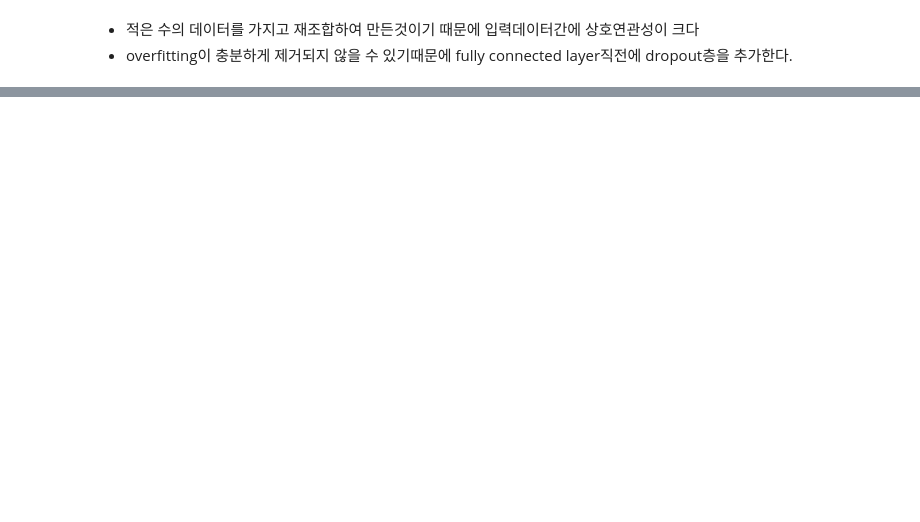
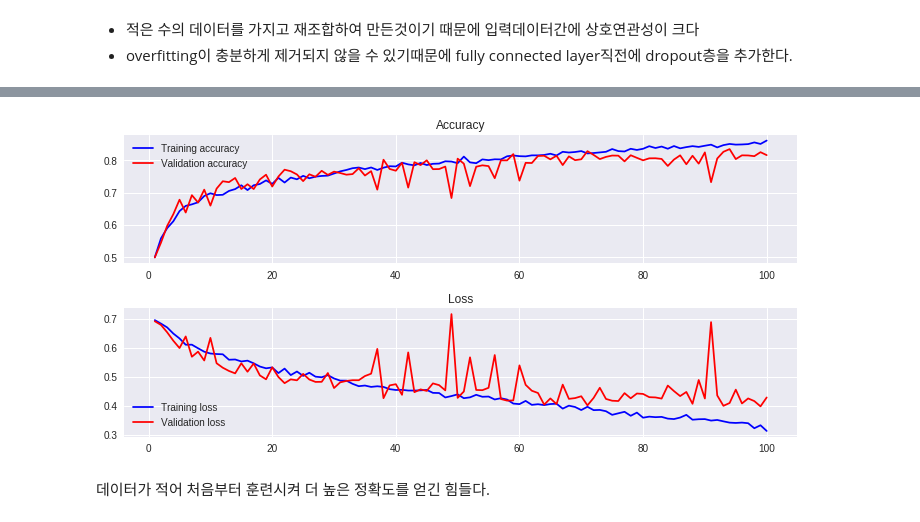
Before and after one commit to Junhojuno/keras-tutorial, a Jupyter notebook: 05_Convnet_with_small_data_2.ipynb, the cells around one changed output, grey strips where cells are left out. Saved outputs shown, nothing was run; the diff lists cells and outputs as text; code cells hidden in the pictures; blank space fills up the shorter version.

```diff
--- a/05_Convnet_with_small_data_2.ipynb
+++ b/05_Convnet_with_small_data_2.ipynb
@@ -257,7 +257,7 @@ from keras.preprocessing.image import ImageDataGenerator
 # %%
 import shutil, os
 
-base_dir = "./datasets/dogs-vs-cats_small"
+base_dir = "./datasets/cats_and_dogs_small/"
 
 # 경로 및 디렉토리 생성
 train_dir = os.path.join(base_dir, 'train')
@@ -366,0 +383,21 @@ KeyboardInterrupt:
+# %%
+plt.figure(figsize=(10,5))
+
+plt.subplot(2,1,1)
+plt.plot(range(1, len(hist.history['acc']) + 1), hist.history['acc'], 'b-', label='Training accuracy')
+plt.plot(range(1, len(hist.history['acc']) + 1), hist.history['val_acc'], 'r-', label='Validation accuracy')
+plt.title("Accuracy")
+plt.legend()
+
+plt.subplot(2,1,2)
+plt.plot(range(1, len(hist.history['acc']) + 1), hist.history['loss'], 'b-', label='Training loss')
+plt.plot(range(1, len(hist.history['acc']) + 1), hist.history['val_loss'], 'r-', label='Validation loss')
+plt.title("Loss")
+plt.legend()
+
+plt.tight_layout()
+plt.show()
+# %% [output]
+[figure, added]
+# %% [markdown]
+데이터가 적어 처음부터 훈련시켜 더 높은 정확도를 얻긴 힘들다.
```
Also changed, not shown: parts of 6 cells of this notebook.
